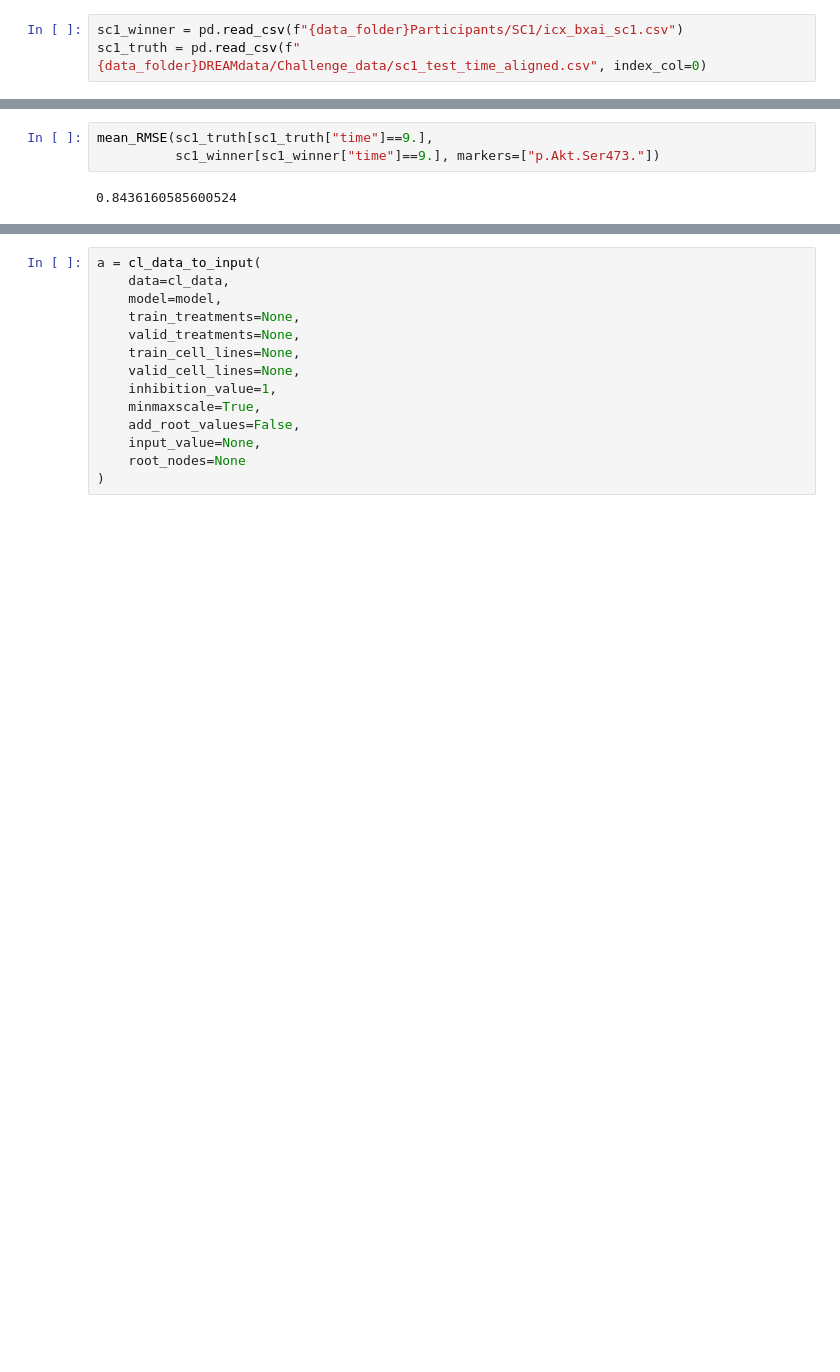
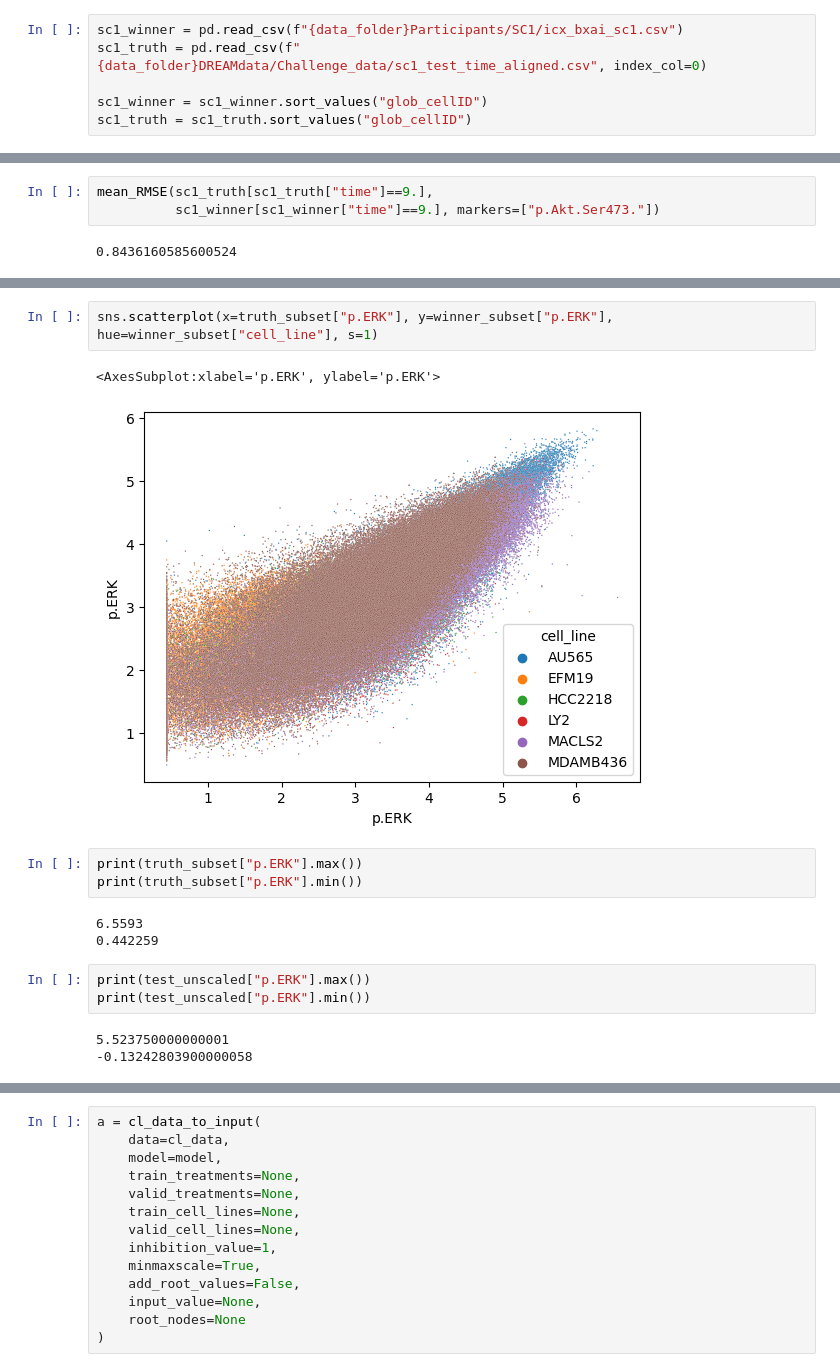
Before and after one commit to c-legac/biofuzznet, a Jupyter notebook: Notebooks/20230508_Performance_of_participants.ipynb, the cells around one changed output, grey strips where cells are left out. Drawn from its saved outputs; the diff is of its cells as text; blank space fills up the shorter version.

```diff
--- a/Notebooks/20230508_Performance_of_participants.ipynb
+++ b/Notebooks/20230508_Performance_of_participants.ipynb
@@ -11,3 +13,6 @@ data_folder = "/home/ubuntu/untu/Extra_data/Data/"
 # %%
 sc1_winner = pd.read_csv(f"{data_folder}Participants/SC1/icx_bxai_sc1.csv")
 sc1_truth = pd.read_csv(f"{data_folder}DREAMdata/Challenge_data/sc1_test_time_aligned.csv", index_col=0)
+
+sc1_winner = sc1_winner.sort_values("glob_cellID")
+sc1_truth = sc1_truth.sort_values("glob_cellID")
@@ -71,0 +174,17 @@ model.load_from_checkpoint(ckpt["model_state_dict"])
+# %%
+sns.scatterplot(x=truth_subset["p.ERK"], y=winner_subset["p.ERK"], hue=winner_subset["cell_line"], s=1)
+# %% [output]
+<AxesSubplot:xlabel='p.ERK', ylabel='p.ERK'>
+[figure, added]
+# %%
+print(truth_subset["p.ERK"].max())
+print(truth_subset["p.ERK"].min())
+# %% [output]
+6.5593
+0.442259
+# %%
+print(test_unscaled["p.ERK"].max())
+print(test_unscaled["p.ERK"].min())
+# %% [output]
+5.523750000000001
+-0.13242803900000058
```
Also changed, not shown: parts of 20 cells of this notebook, 8 other files.
